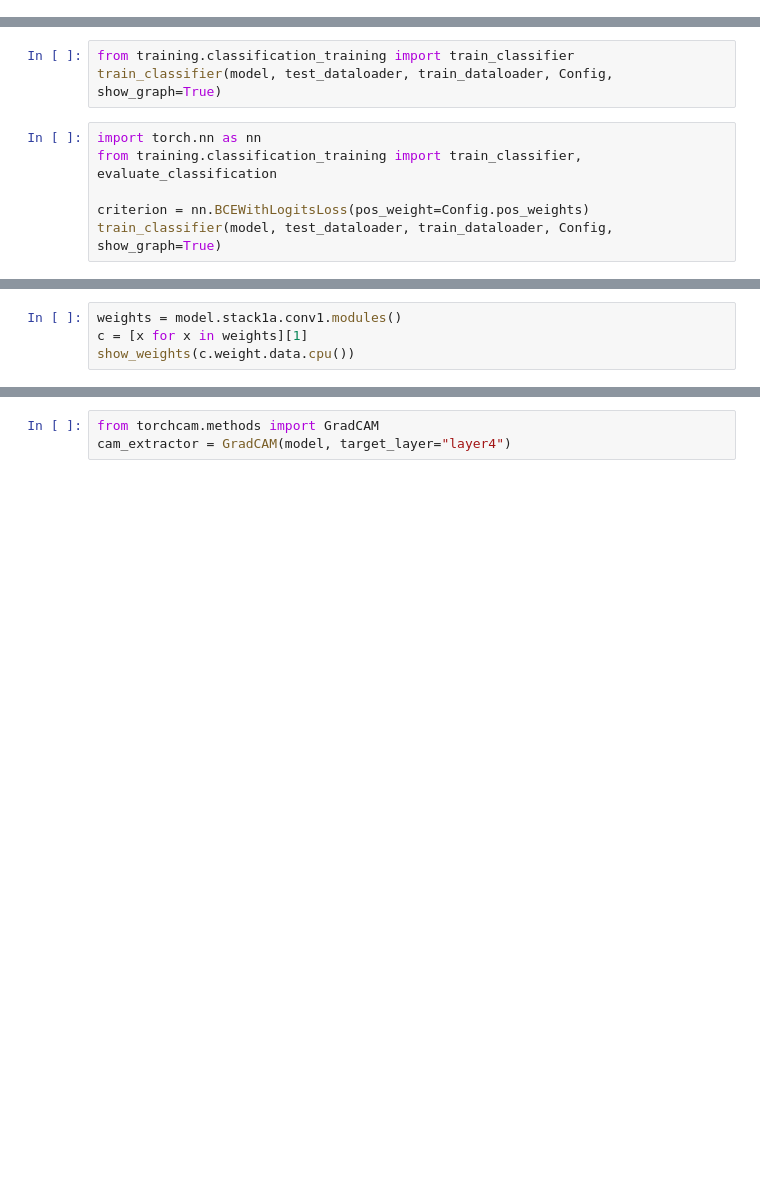
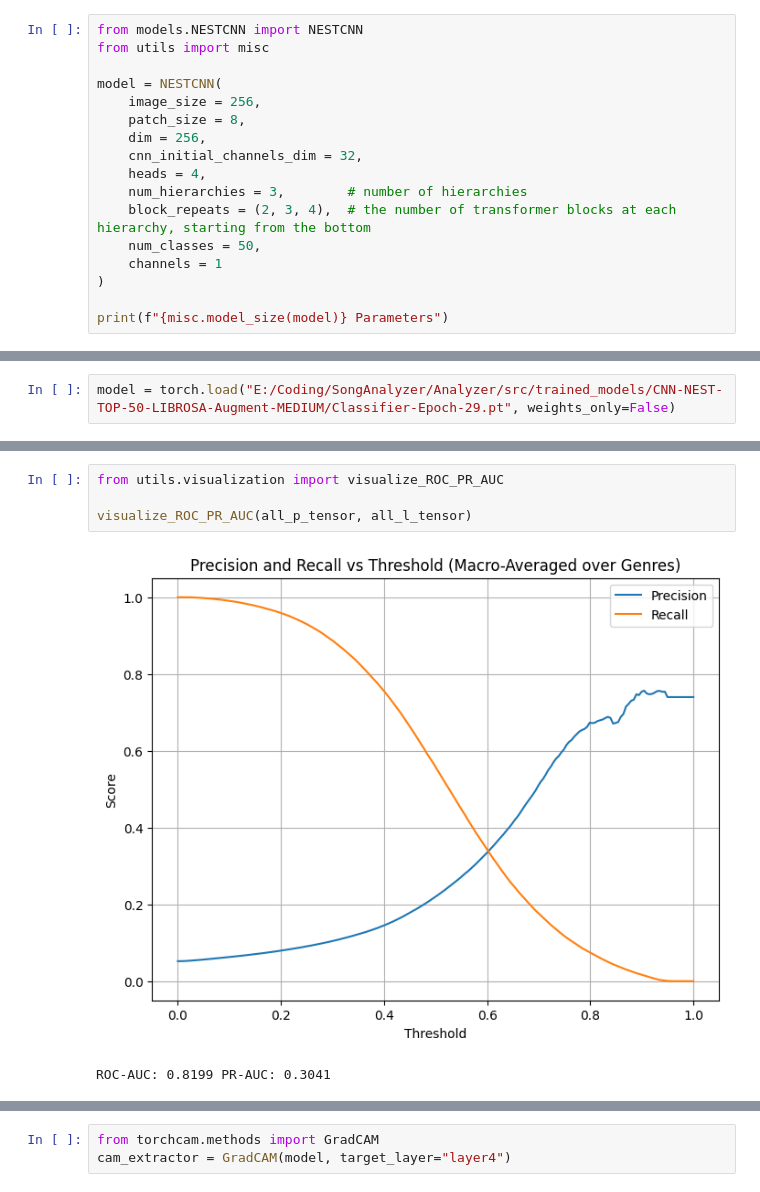
Before and after one commit to Gorp5/ContrastiveMusicLearning, a Jupyter notebook: src/Classification.ipynb, the cells around one changed output, grey strips where cells are left out. Cells and saved outputs as stored; diff of their text form; blank space fills up the shorter version.

Commit message:
Implemented a pipeline to infer on a folder. Got VGGish CNN to SOTA and Nest ViT to past SOTA

```diff
--- a/src/Classification.ipynb
+++ b/src/Classification.ipynb
@@ -92,0 +103,17 @@ print(f"{misc.model_size(model)} Parameters")
+# %%
+from models.NESTCNN import NESTCNN
+from utils import misc
+
+model = NESTCNN(
+    image_size = 256,
+    patch_size = 8,
+    dim = 256,
+    cnn_initial_channels_dim = 32,
+    heads = 4,
+    num_hierarchies = 3,        # number of hierarchies
+    block_repeats = (2, 3, 4),  # the number of transformer blocks at each hierarchy, starting from the bottom
+    num_classes = 50,
+    channels = 1
+)
+
+print(f"{misc.model_size(model)} Parameters")
@@ -122,9 +124,0 @@ Epoch 6, Test Loss: 0.4484
-# %%
-from training.classification_training import train_classifier
-train_classifier(model, test_dataloader, train_dataloader, Config, show_graph=True)
-# %%
-import torch.nn as nn
-from training.classification_training import train_classifier, evaluate_classification
-
-criterion = nn.BCEWithLogitsLoss(pos_weight=Config.pos_weights)
-train_classifier(model, test_dataloader, train_dataloader, Config, show_graph=True)
@@ -131 +149,3 @@ train_classifier(model, test_dataloader, train_dataloader, Config, show_graph=Tr
+# %%
+model = torch.load("E:/Coding/SongAnalyzer/Analyzer/src/trained_models/CNN-NEST-TOP-50-LIBROSA-Augment-MEDIUM/Classifier-Epoch-29.pt", weights_only=False)
 # %%
@@ -162,4 +158,7 @@ AP per class: [0.7997202241585106, 0.7821739736834521, 0.6301945823630619, 0.439
-# %%
-weights = model.stack1a.conv1.modules()
-c = [x for x in weights][1]
-show_weights(c.weight.data.cpu())
+# %%
+from utils.visualization import visualize_ROC_PR_AUC
+
+visualize_ROC_PR_AUC(all_p_tensor, all_l_tensor)
+# %% [output]
+[figure, added]
+ROC-AUC: 0.8199 PR-AUC: 0.3041
```
Also changed, not shown: parts of 18 cells of this notebook, 6 other files.
